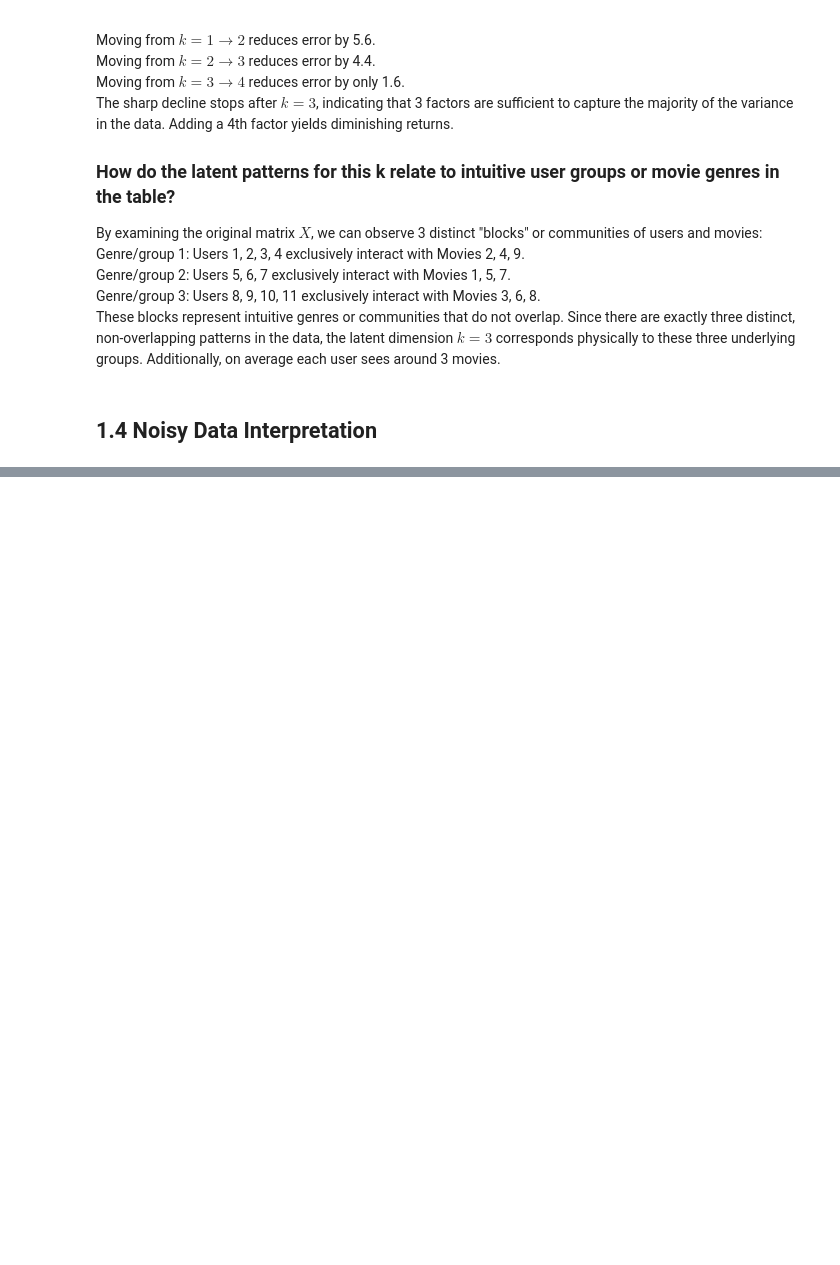
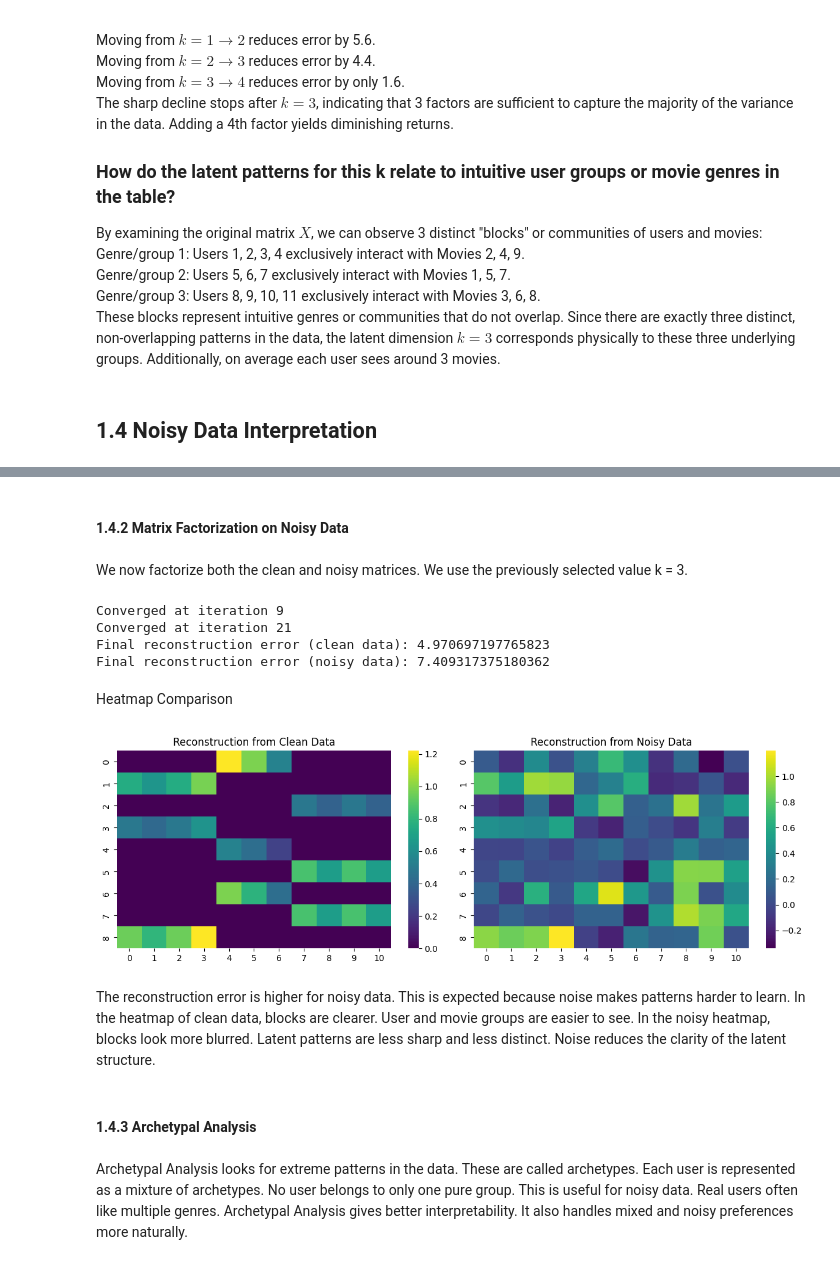
Before and after one commit to Ziad-Aamer/media-mining-data1, a Jupyter notebook: assignment02/MMD1-Assignment-2-Complete-main/tasks.ipynb, the cells around one changed output, grey strips where cells are left out. Saved outputs shown, nothing was run; the diff lists cells and outputs as text; code cells hidden in the pictures; blank space fills up the shorter version.

Commit message:
Completed Noisy data interpretation

```diff
--- a/assignment02/MMD1-Assignment-2-Complete-main/tasks.ipynb
+++ b/assignment02/MMD1-Assignment-2-Complete-main/tasks.ipynb
@@ -621,0 +630,55 @@ These blocks represent intuitive genres or communities that do not overlap. Sinc
+# %%
+def add_noise(X, p=0.1, seed=42):
+    rng = np.random.default_rng(seed)
+    noise_mask = rng.random(X.shape) < p
+    X_noisy = X.copy()
+    X_noisy[noise_mask] = 1 - X_noisy[noise_mask]
+    return X_noisy
+
+X_noisy = add_noise(X, p=0.1)
+# %% [markdown]
+#### 1.4.2 Matrix Factorization on Noisy Data
+# %% [markdown]
+We now factorize both the clean and noisy matrices. We use the previously selected value k = 3.
+# %%
+k_selected = 3
+
+C_clean, P_clean, err_clean = rmrmf(X, k_selected)
+C_noisy, P_noisy, err_noisy = rmrmf(X_noisy, k_selected)
+
+X_hat_clean = C_clean @ P_clean.T
+X_hat_noisy = C_noisy @ P_noisy.T
+
+print("Final reconstruction error (clean data):", err_clean[-1])
+print("Final reconstruction error (noisy data):", err_noisy[-1])
+# %% [output]
+Converged at iteration 9
+Converged at iteration 21
+Final reconstruction error (clean data): 4.970697197765823
+Final reconstruction error (noisy data): 7.409317375180362
+# %% [markdown]
+Heatmap Comparison
+# %%
+import seaborn as sns
+
+plt.figure(figsize=(12, 4))
+
+plt.subplot(1, 2, 1)
+sns.heatmap(X_hat_clean, cmap="viridis")
+plt.title("Reconstruction from Clean Data")
+
+plt.subplot(1, 2, 2)
+sns.heatmap(X_hat_noisy, cmap="viridis")
+plt.title("Reconstruction from Noisy Data")
+
+plt.tight_layout()
+plt.show()
+# %% [output]
+[figure, added]
+# %% [markdown]
+The reconstruction error is higher for noisy data. This is expected because noise makes patterns harder to learn. In the heatmap of clean data, blocks are clearer.
+User and movie groups are easier to see. In the noisy heatmap, blocks look more blurred. Latent patterns are less sharp and less distinct. Noise reduces the clarity of the latent structure.
+# %% [markdown]
+#### 1.4.3 Archetypal Analysis
+# %% [markdown]
+Archetypal Analysis looks for extreme patterns in the data. These are called archetypes. Each user is represented as a mixture of archetypes. No user belongs to only one pure group. This is useful for noisy data. Real users often like multiple genres. Archetypal Analysis gives better interpretability. It also handles mixed and noisy preferences more naturally.
```
Also changed, not shown: parts of 3 cells of this notebook, 2 other files.
